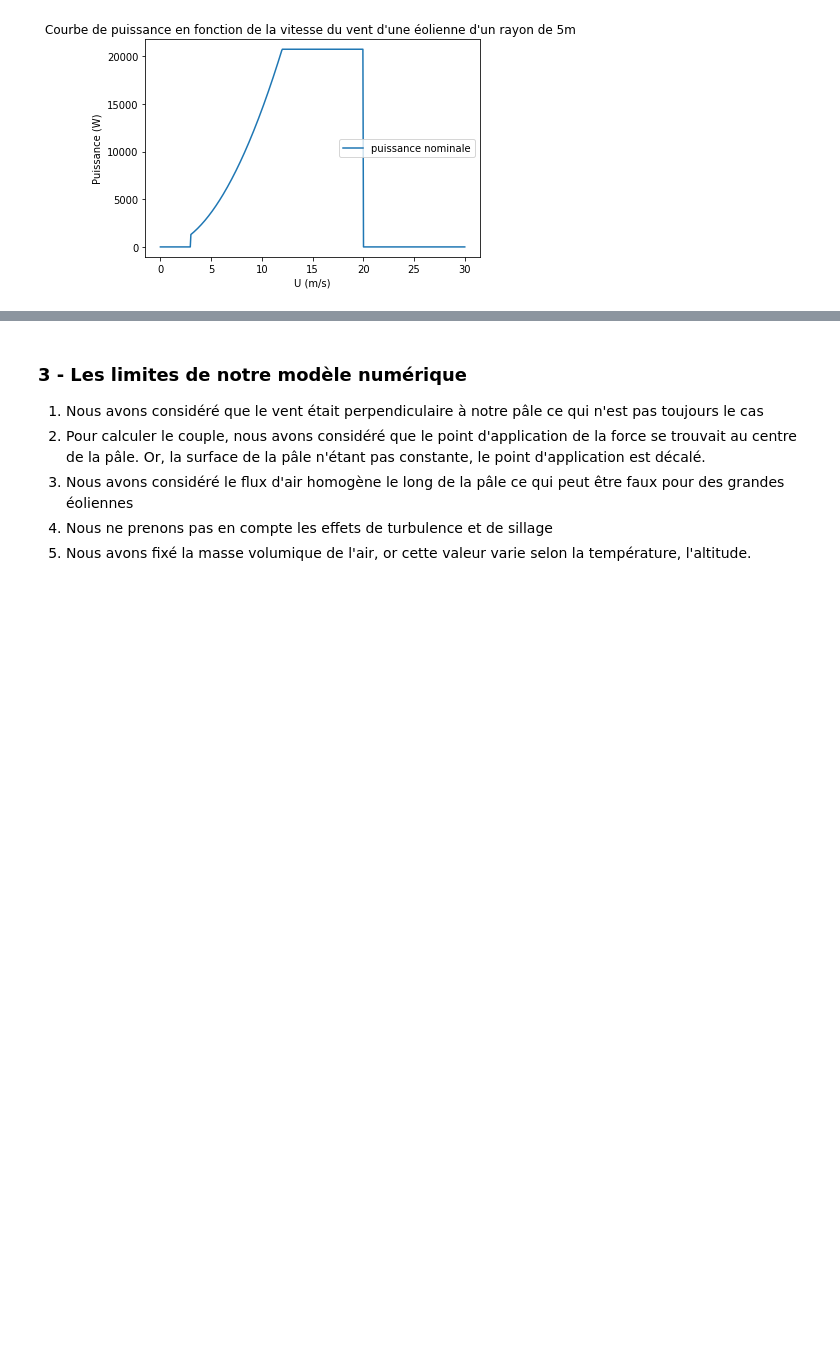
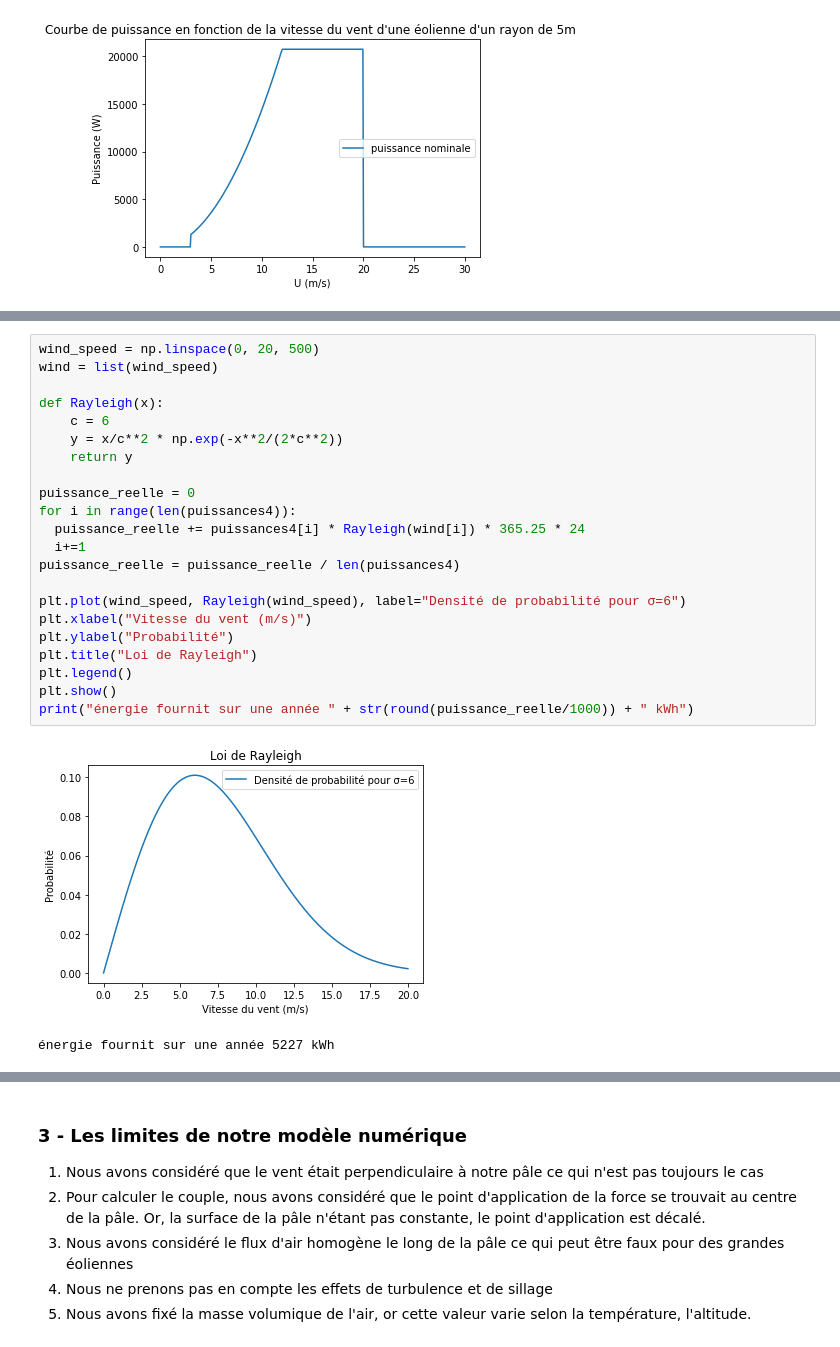
Before and after one commit to thomas-barrais/Projet-Eolienne, a Jupyter notebook: Groupe08_ProjetEol.ipynb, the cells around one changed output, grey strips where cells are left out. Saved outputs shown, nothing was run; the diff lists cells and outputs as text; blank space fills up the shorter version.

```diff
--- a/Groupe08_ProjetEol.ipynb
+++ b/Groupe08_ProjetEol.ipynb
@@ -736,0 +748,25 @@ Sachant que la puissance demandée par notre foyer est de 6 kVA, l'éolienne dev
+# %%
+wind_speed = np.linspace(0, 20, 500)
+wind = list(wind_speed)
+
+def Rayleigh(x):
+    c = 6
+    y = x/c**2 * np.exp(-x**2/(2*c**2))
+    return y
+
+puissance_reelle = 0
+for i in range(len(puissances4)):
+  puissance_reelle += puissances4[i] * Rayleigh(wind[i]) * 365.25 * 24
+  i+=1
+puissance_reelle = puissance_reelle / len(puissances4)
+
+plt.plot(wind_speed, Rayleigh(wind_speed), label="Densité de probabilité pour σ=6")
+plt.xlabel("Vitesse du vent (m/s)")
+plt.ylabel("Probabilité")
+plt.title("Loi de Rayleigh")
+plt.legend()
+plt.show()
+print("énergie fournit sur une année " + str(round(puissance_reelle/1000)) + " kWh")
+# %% [output]
+[figure, added]
+énergie fournit sur une année 5227 kWh
```
Also changed, not shown: parts of 4 cells of this notebook.
